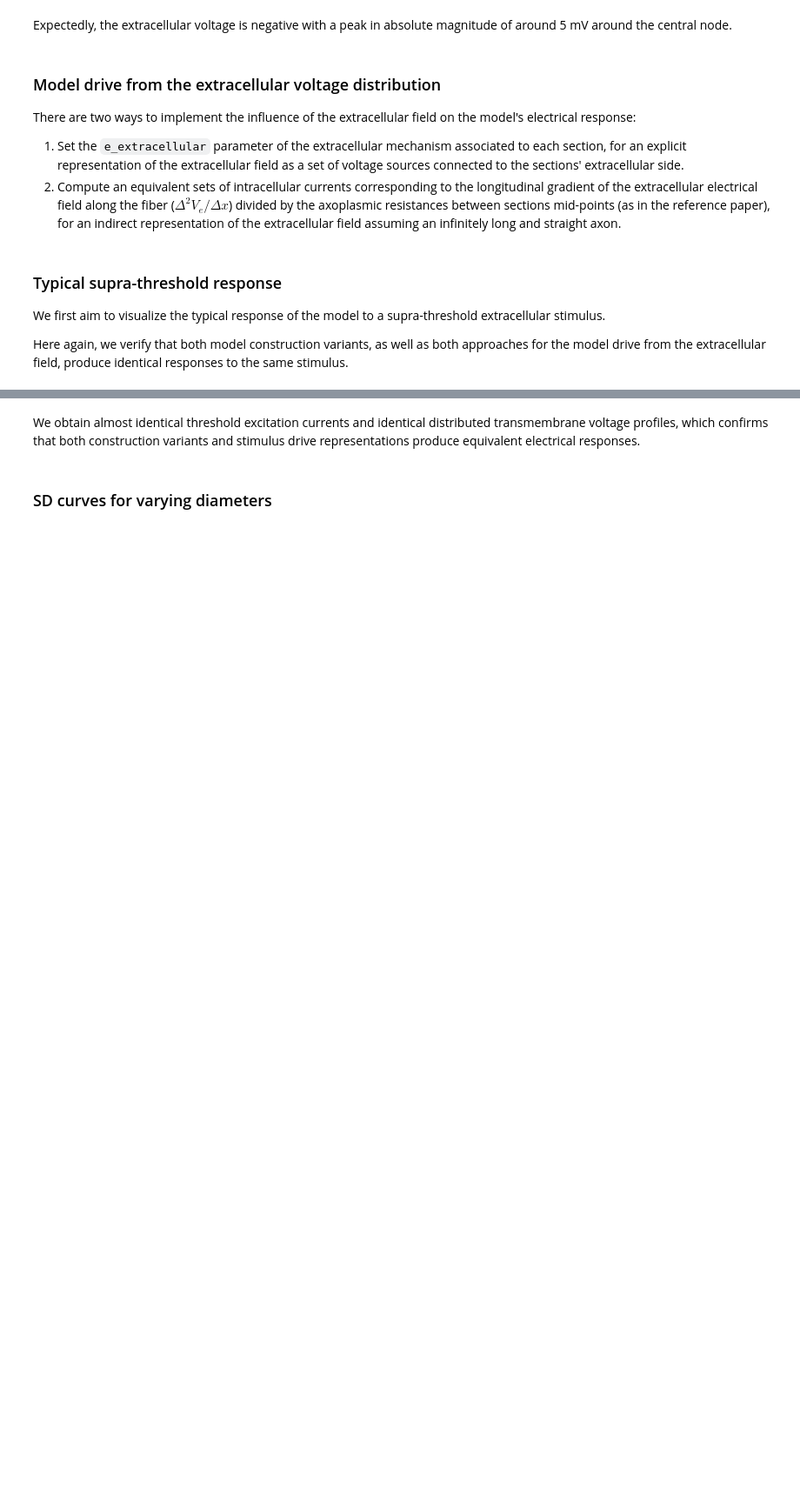
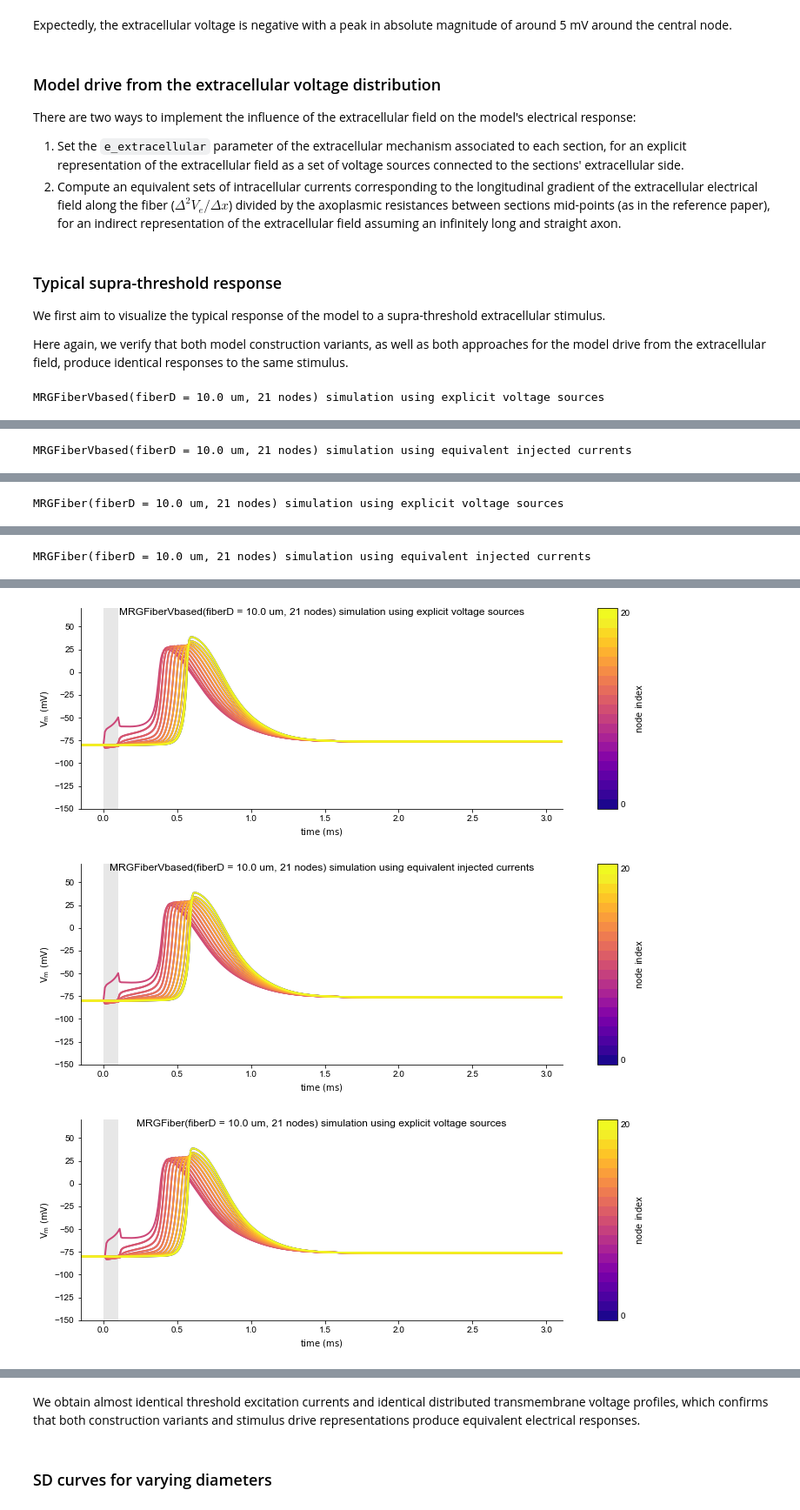
Before and after one commit to tjjlemaire/MorphoSONIC, a Jupyter notebook: notebooks/mrg.ipynb, the cells around one changed output, grey strips where cells are left out. Shown at 87% size. Cells and saved outputs as stored; diff of their text form; code cells hidden in the pictures; blank space fills up the shorter version.

```diff
--- a/notebooks/mrg.ipynb
+++ b/notebooks/mrg.ipynb
@@ -518,10 +473,11 @@ We first aim to visualize the typical response of the model to a supra-threshold
 
 Here again, we verify that both model construction variants, as well as both approaches for the model drive from the extracellular field, produce identical responses to the same stimulus.
 # %%
-for k, fiber_class in fiber_classes.items():
-    fiber = fiber_class(fiberD, nnodes)
+for k, fiber in fiber_variants.items():
     for cond in [False, True]:
         label = f'{fiber} simulation using {"equivalent injected currents" if cond else "explicit voltage sources"}'
         print(label)
         fiber.use_equivalent_currents = cond
         fig = plotSimExtSource(fiber, ext_source.updatedX(None), pp, title=label)
+# %% [output]
+MRGFiberVbased(fiberD = 10.0 um, 21 nodes) simulation using explicit voltage sources
@@ -527,0 +496 @@ for k, fiber_class in fiber_classes.items():
+MRGFiberVbased(fiberD = 10.0 um, 21 nodes) simulation using equivalent injected currents
@@ -527,0 +509 @@ for k, fiber_class in fiber_classes.items():
+MRGFiber(fiberD = 10.0 um, 21 nodes) simulation using explicit voltage sources
@@ -527,0 +522 @@ for k, fiber_class in fiber_classes.items():
+MRGFiber(fiberD = 10.0 um, 21 nodes) simulation using equivalent injected currents
@@ -527,0 +535,3 @@ for k, fiber_class in fiber_classes.items():
+[figure, added]
+[figure, added]
+[figure, added]
```
Also changed, not shown: parts of 11 cells of this notebook, 5 other files.
